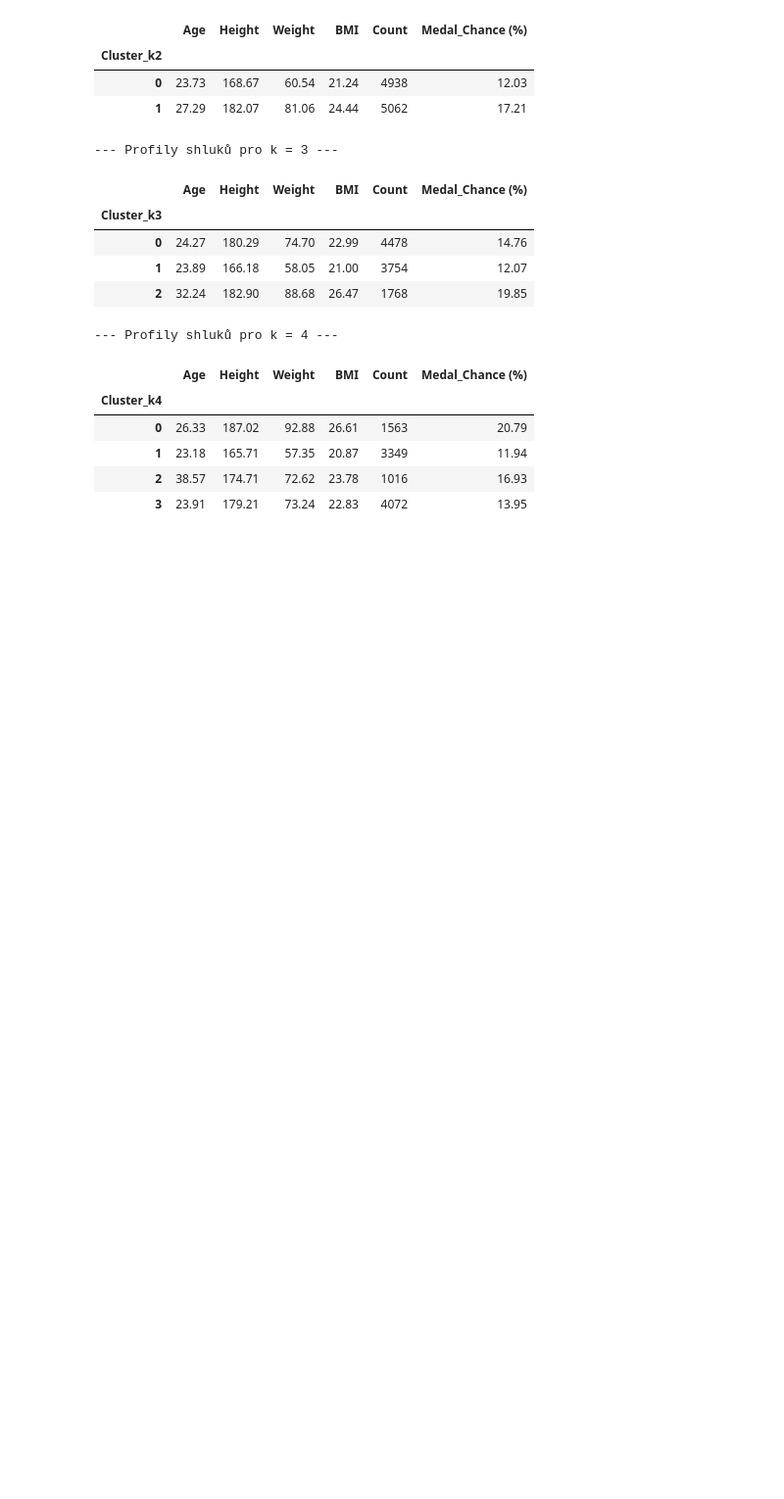
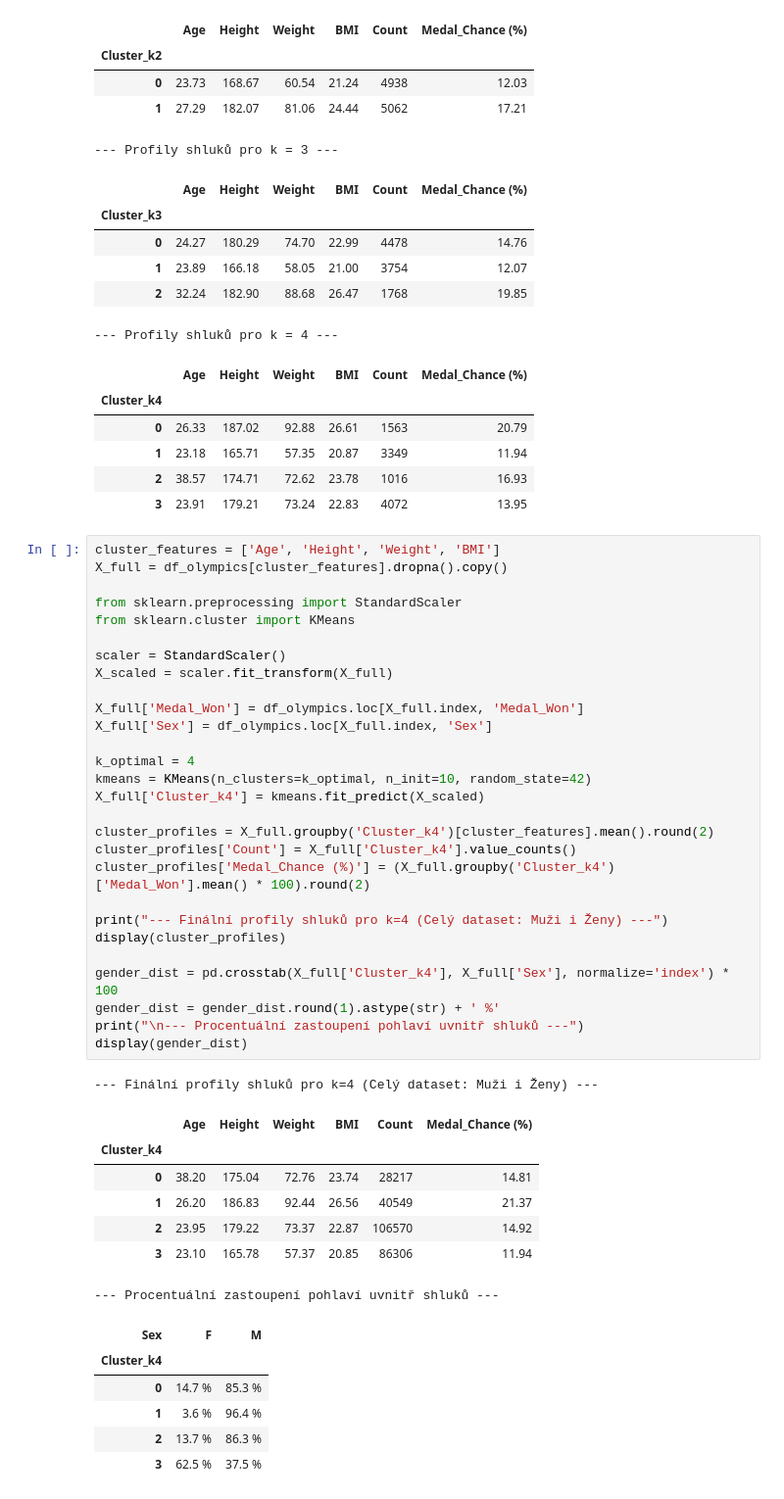
Before and after one commit to NEU0127/ZSUProjekt, a Jupyter notebook: ZSUProjektPart1.ipynb, the cells around one changed output. Shown at 98% size. Drawn from its saved outputs; the diff is of its cells as text; blank space fills up the shorter version.

```diff
--- a/ZSUProjektPart1.ipynb
+++ b/ZSUProjektPart1.ipynb
@@ -206,5 +206,48 @@ for k in k_values:
 | 1 | 23.18 | 165.71 | 57.35 | 20.87 | 3349 | 11.94 |
 | 2 | 38.57 | 174.71 | 72.62 | 23.78 | 1016 | 16.93 |
 | 3 | 23.91 | 179.21 | 73.24 | 22.83 | 4072 | 13.95 |
+# %%
+cluster_features = ['Age', 'Height', 'Weight', 'BMI']
+X_full = df_olympics[cluster_features].dropna().copy()
+
+from sklearn.preprocessing import StandardScaler
+from sklearn.cluster import KMeans
+
+scaler = StandardScaler()
+X_scaled = scaler.fit_transform(X_full)
+
+X_full['Medal_Won'] = df_olympics.loc[X_full.index, 'Medal_Won']
+X_full['Sex'] = df_olympics.loc[X_full.index, 'Sex']
+
+k_optimal = 4
+kmeans = KMeans(n_clusters=k_optimal, n_init=10, random_state=42)
+X_full['Cluster_k4'] = kmeans.fit_predict(X_scaled)
+
+cluster_profiles = X_full.groupby('Cluster_k4')[cluster_features].mean().round(2)
+cluster_profiles['Count'] = X_full['Cluster_k4'].value_counts()
+cluster_profiles['Medal_Chance (%)'] = (X_full.groupby('Cluster_k4')['Medal_Won'].mean() * 100).round(2)
+
+print("--- Finální profily shluků pro k=4 (Celý dataset: Muži i Ženy) ---")
+display(cluster_profiles)
+
+gender_dist = pd.crosstab(X_full['Cluster_k4'], X_full['Sex'], normalize='index') * 100
+gender_dist = gender_dist.round(1).astype(str) + ' %'
+print("\n--- Procentuální zastoupení pohlaví uvnitř shluků ---")
+display(gender_dist)
+# %% [output]
+--- Finální profily shluků pro k=4 (Celý dataset: Muži i Ženy) ---
+|  | Age | Height | Weight | BMI | Count | Medal_Chance (%) |
+| Cluster_k4 |  |  |  |  |  |  |
+| 0 | 38.20 | 175.04 | 72.76 | 23.74 | 28217 | 14.81 |
+| 1 | 26.20 | 186.83 | 92.44 | 26.56 | 40549 | 21.37 |
+| 2 | 23.95 | 179.22 | 73.37 | 22.87 | 106570 | 14.92 |
+| 3 | 23.10 | 165.78 | 57.37 | 20.85 | 86306 | 11.94 |
+--- Procentuální zastoupení pohlaví uvnitř shluků ---
+| Sex | F | M |
+| Cluster_k4 |  |  |
+| 0 | 14.7 % | 85.3 % |
+| 1 | 3.6 % | 96.4 % |
+| 2 | 13.7 % | 86.3 % |
+| 3 | 62.5 % | 37.5 % |
 # %% [markdown]
 ### interpretace výsledných shluků
```
Also changed, not shown: parts of 2 cells of this notebook.
